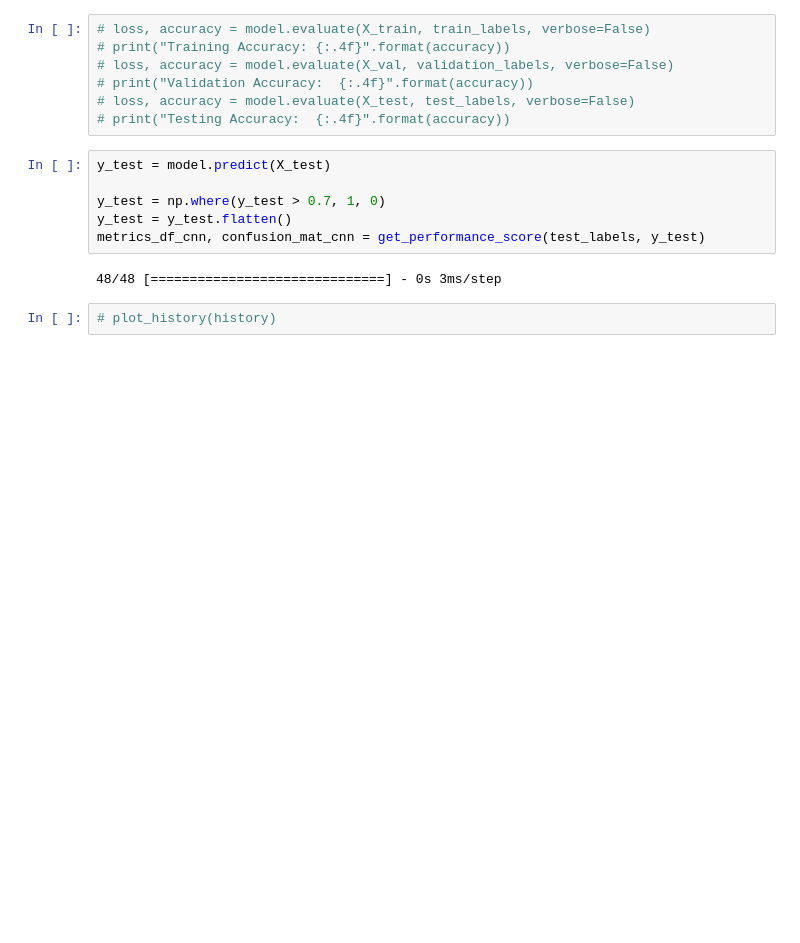
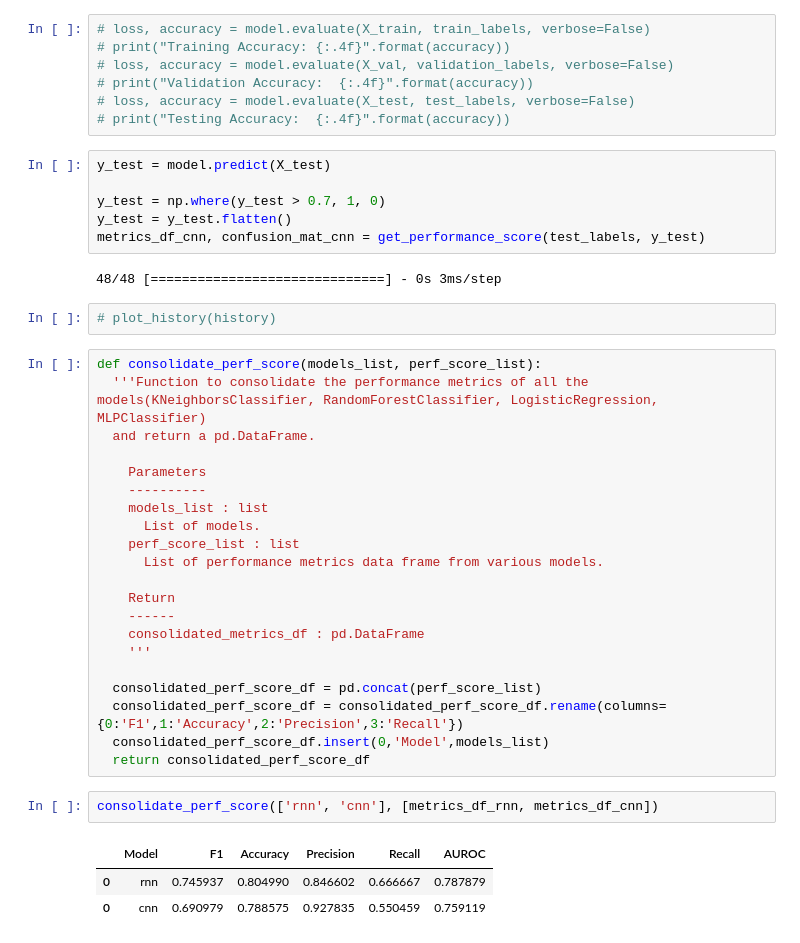
Before and after one commit to GunaJaganathan/detect-disaster-related-tweets, a Jupyter notebook: main.ipynb, the cells around one changed output. Saved outputs shown, nothing was run; the diff lists cells and outputs as text; blank space fills up the shorter version.

```diff
--- a/main.ipynb
+++ b/main.ipynb
@@ -432,3 +434,30 @@ metrics_df_cnn, confusion_mat_cnn = get_performance_score(test_labels, y_test)
 48/48 [==============================] - 0s 3ms/step
 # %%
 # plot_history(history)
+# %%
+def consolidate_perf_score(models_list, perf_score_list):
+  '''Function to consolidate the performance metrics of all the models(KNeighborsClassifier, RandomForestClassifier, LogisticRegression, MLPClassifier)
+  and return a pd.DataFrame.
+
+    Parameters
+    ----------
+    models_list : list
+      List of models.
+    perf_score_list : list
+      List of performance metrics data frame from various models.
+
+    Return
+    ------
+    consolidated_metrics_df : pd.DataFrame
+    '''
+
+  consolidated_perf_score_df = pd.concat(perf_score_list)
+  consolidated_perf_score_df = consolidated_perf_score_df.rename(columns={0:'F1',1:'Accuracy',2:'Precision',3:'Recall'})
+  consolidated_perf_score_df.insert(0,'Model',models_list)
+  return consolidated_perf_score_df
+# %%
+consolidate_perf_score(['rnn', 'cnn'], [metrics_df_rnn, metrics_df_cnn])
+# %% [output]
+|  | Model | F1 | Accuracy | Precision | Recall | AUROC |
+| 0 | rnn | 0.745937 | 0.804990 | 0.846602 | 0.666667 | 0.787879 |
+| 0 | cnn | 0.690979 | 0.788575 | 0.927835 | 0.550459 | 0.759119 |
```
Also changed, not shown: parts of 7 cells of this notebook.
